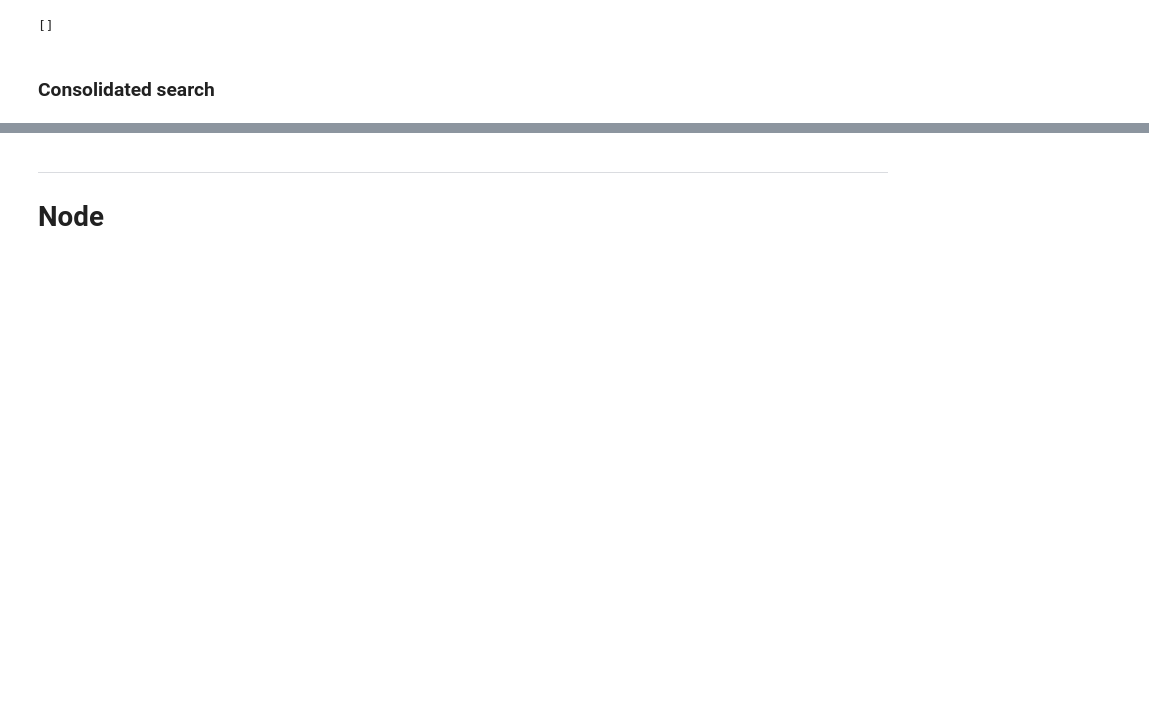
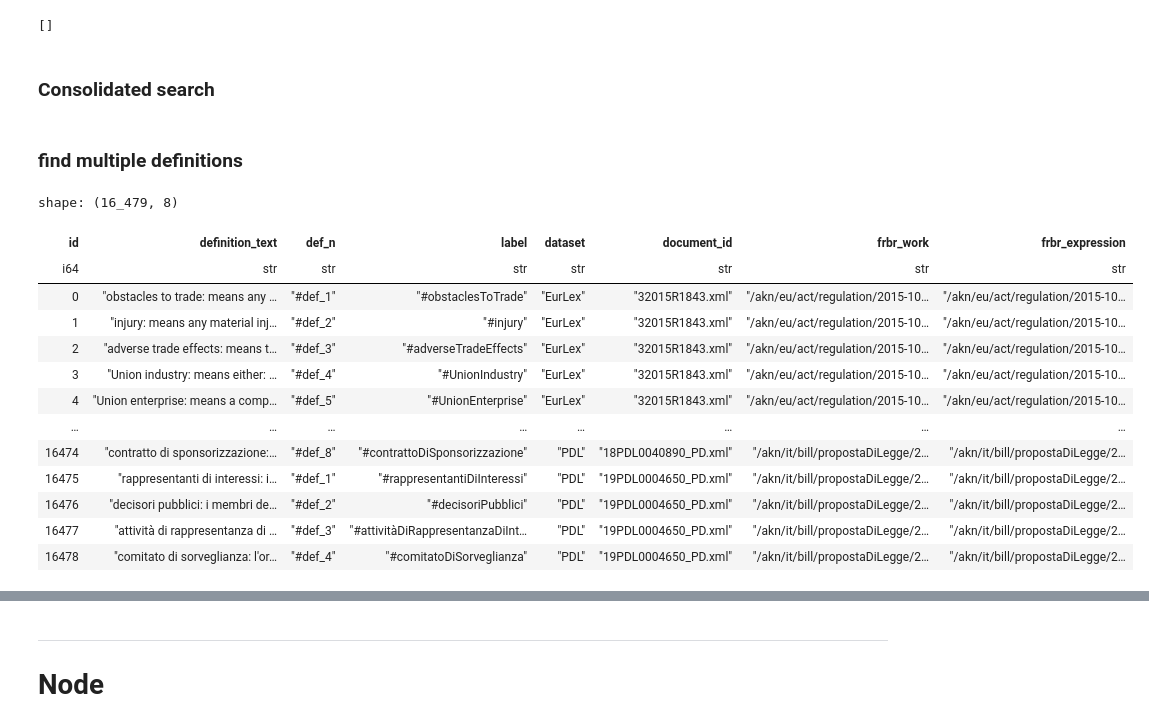
Before and after one commit to leonardozilli/LegislativeDefinitionsAgent, a Jupyter notebook: notebooks/exist.ipynb, the cells around one changed output, grey strips where cells are left out. Drawn from its saved outputs; the diff is of its cells as text; code cells hidden in the pictures; blank space fills up the shorter version.

```diff
--- a/notebooks/exist.ipynb
+++ b/notebooks/exist.ipynb
@@ -945,3 +945,50 @@ def find_consolidated(def_metadata):
         return [clean_resolved_ref(result.data) for result in results]
     else:
         return None
+# %% [markdown]
+### find multiple definitions
+# %%
+from LegalDefAgent.src.existdb import existdb_handler
+import polars as pl
+
+def get_definition_timeline(definition):
+    cons = existdb_handler.find_consolidated(definition['metadata'])
+    if cons:
+        earliest_entries = {}
+        for item in cons:
+            definition_text = item['definition'].strip()
+            current_entry = earliest_entries.get(definition_text)
+
+            if current_entry is None or item['date'] < current_entry['date']:
+                earliest_entries[definition_text] = item
+
+        ordered_definitions = sorted(earliest_entries.values(), key=lambda x: x['date'])
+        for entry in ordered_definitions:
+            entry['date'] = entry['date'].strftime('%Y-%m-%d')
+
+        return ordered_definitions
+
+    static = existdb_handler.extract_definition_from_exist(definition['metadata'])
+    if static:
+        for entry in static:
+            entry['date'] = entry['date'].strftime('%Y-%m-%d')
+        return static
+    return None
+
+df = pl.read_csv('../data/definitions_corpus/definitions.csv')
+df
+# %% [output]
+shape: (16_479, 8)
+| id | definition_text | def_n | label | dataset | document_id | frbr_work | frbr_expression |
+| i64 | str | str | str | str | str | str | str |
+| 0 | "obstacles to trade: means any … | "#def_1" | "#obstaclesToTrade" | "EurLex" | "32015R1843.xml" | "/akn/eu/act/regulation/2015-10… | "/akn/eu/act/regulation/2015-10… |
+| 1 | "injury: means any material inj… | "#def_2" | "#injury" | "EurLex" | "32015R1843.xml" | "/akn/eu/act/regulation/2015-10… | "/akn/eu/act/regulation/2015-10… |
+| 2 | "adverse trade effects: means t… | "#def_3" | "#adverseTradeEffects" | "EurLex" | "32015R1843.xml" | "/akn/eu/act/regulation/2015-10… | "/akn/eu/act/regulation/2015-10… |
+| 3 | "Union industry: means either: … | "#def_4" | "#UnionIndustry" | "EurLex" | "32015R1843.xml" | "/akn/eu/act/regulation/2015-10… | "/akn/eu/act/regulation/2015-10… |
+| 4 | "Union enterprise: means a comp… | "#def_5" | "#UnionEnterprise" | "EurLex" | "32015R1843.xml" | "/akn/eu/act/regulation/2015-10… | "/akn/eu/act/regulation/2015-10… |
+| … | … | … | … | … | … | … | … |
+| 16474 | "contratto di sponsorizzazione:… | "#def_8" | "#contrattoDiSponsorizzazione" | "PDL" | "18PDL0040890_PD.xml" | "/akn/it/bill/propostaDiLegge/2… | "/akn/it/bill/propostaDiLegge/2… |
+| 16475 | "rappresentanti di interessi: i… | "#def_1" | "#rappresentantiDiInteressi" | "PDL" | "19PDL0004650_PD.xml" | "/akn/it/bill/propostaDiLegge/2… | "/akn/it/bill/propostaDiLegge/2… |
+| 16476 | "decisori pubblici: i membri de… | "#def_2" | "#decisoriPubblici" | "PDL" | "19PDL0004650_PD.xml" | "/akn/it/bill/propostaDiLegge/2… | "/akn/it/bill/propostaDiLegge/2… |
+| 16477 | "attività di rappresentanza di … | "#def_3" | "#attivitàDiRappresentanzaDiInt… | "PDL" | "19PDL0004650_PD.xml" | "/akn/it/bill/propostaDiLegge/2… | "/akn/it/bill/propostaDiLegge/2… |
+| 16478 | "comitato di sorveglianza: l'or… | "#def_4" | "#comitatoDiSorveglianza" | "PDL" | "19PDL0004650_PD.xml" | "/akn/it/bill/propostaDiLegge/2… | "/akn/it/bill/propostaDiLegge/2… |
```
Also changed, not shown: parts of 13 cells of this notebook, 34 other files.
